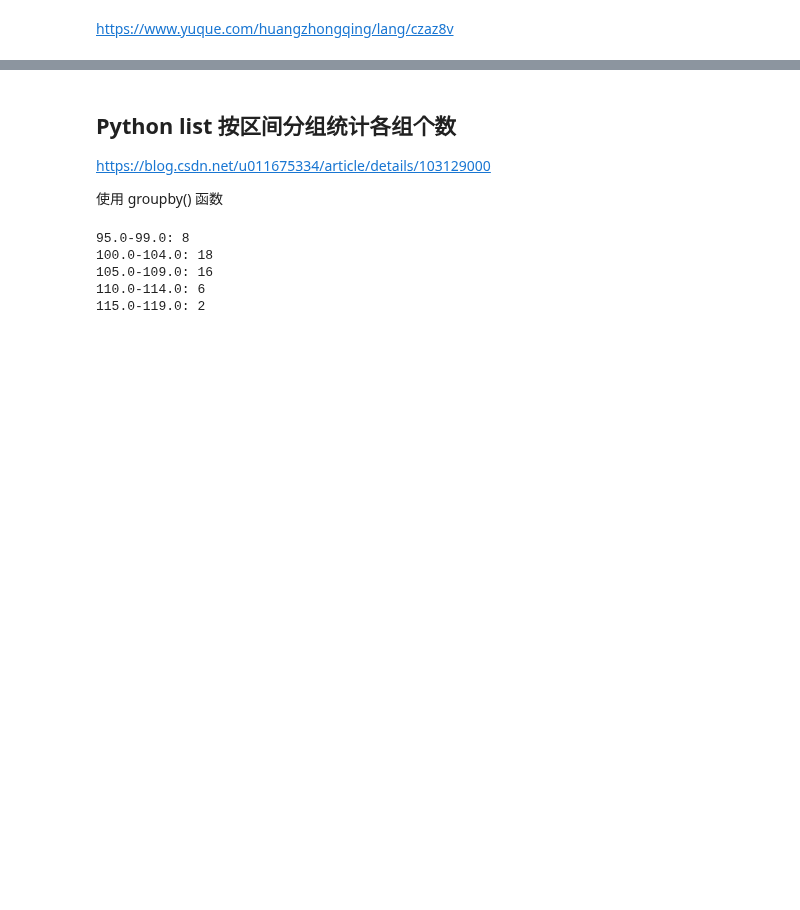
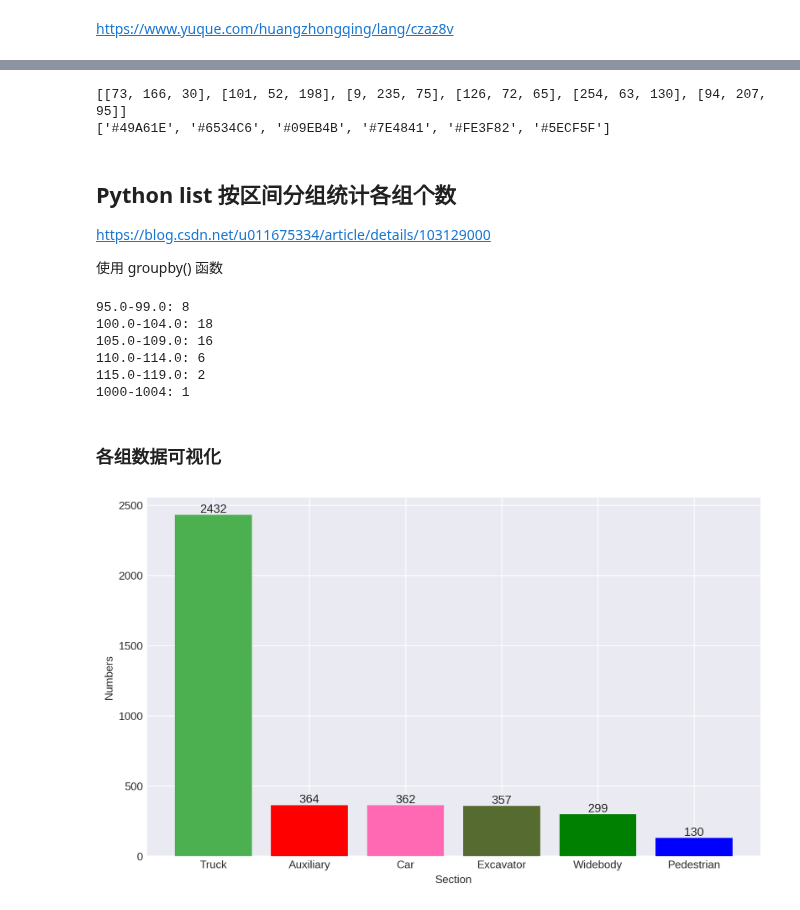
Before and after one commit to HuangCongQing/python-libraries, a Jupyter notebook: 03Matplotlib/应用/00统计数据小功能总结.ipynb, the cells around one changed output, grey strips where cells are left out. Drawn from its saved outputs; the diff is of its cells as text; code cells hidden in the pictures; blank space fills up the shorter version.

```diff
--- a/03Matplotlib/应用/00统计数据小功能总结.ipynb
+++ b/03Matplotlib/应用/00统计数据小功能总结.ipynb
@@ -3,3 +28,29 @@ https://www.yuque.com/huangzhongqing/lang/czaz8v
+# %%
+
+# RGB格式颜色转换为16进制颜色格式
+def RGB_to_Hex(rgb):
+    # RGB = rgb.split(',')   # 将RGB格式划分开来
+    RGB = rgb
+    color = '#'
+    for i in RGB:
+        num = int(i)
+        # 将R、G、B分别转化为16进制拼接转换并大写  hex() 函数用于将10进制整数转换成16进制，以字符串形式表示
+        color += str(hex(num))[-2:].replace('x', '0').upper()
+    # print(color)
+    return color
+
+# a = [73, 166, 30]
+# c_map  从上面函数转化而来
+c_map = c_map
+print(c_map)
+
+color_list = []
+for i in c_map:
+    color_list.append(RGB_to_Hex(i))
+print(color_list)
+# %% [output]
+[[73, 166, 30], [101, 52, 198], [9, 235, 75], [126, 72, 65], [254, 63, 130], [94, 207, 95]]
+['#49A61E', '#6534C6', '#09EB4B', '#7E4841', '#FE3F82', '#5ECF5F']
 # %% [markdown]
 ## Python list 按区间分组统计各组个数
 
@@ -8,14 +59,53 @@ https://blog.csdn.net/u011675334/article/details/103129000
 使用 groupby() 函数
 # %%
 from itertools import groupby
-example_list = [95.0, 95.0, 97.0, 97.0, 97.0, 98.0, 99.0, 99.0, 101.0, 101.0, 101.0, 101.0, 101.0, 102.0, 102.0, 103.0, 103.0, 103.0, 104.0, 104.0, 104.0, 104.0, 104.0, 104.0, 104.0, 104.0, 105.0, 105.0, 105.0, 105.0, 106.0, 107.0, 107.0, 107.0, 107.0, 108.0, 108.0, 108.0, 108.0, 109.0, 109.0, 109.0, 110.0, 111.0, 111.0, 111.0, 112.0, 112.0, 115.0, 117.0]
+example_list = [1000, 95.0, 95.0, 97.0, 97.0, 97.0, 98.0, 99.0, 99.0, 101.0, 101.0, 101.0, 101.0, 101.0, 102.0, 102.0, 103.0, 103.0, 103.0, 104.0, 104.0, 104.0, 104.0, 104.0, 104.0, 104.0, 104.0, 105.0, 105.0, 105.0, 105.0, 106.0, 107.0, 107.0, 107.0, 107.0, 108.0, 108.0, 108.0, 108.0, 109.0, 109.0, 109.0, 110.0, 111.0, 111.0, 111.0, 112.0, 112.0, 115.0, 117.0]
 
+section = []
+nums = []
 # 使用 groupby() 函数
 for k, g in groupby(sorted(example_list), key=lambda x: x//5):
     print('{}-{}: {}'.format(k*5, (k+1)*5-1, len(list(g))))
+    section.append(f'{k*5}-{(k+1)*5-1}')
+    nums.append(len(list(g)))
 # %% [output]
 95.0-99.0: 8
 100.0-104.0: 18
 105.0-109.0: 16
 110.0-114.0: 6
 115.0-119.0: 2
+1000-1004: 1
+# %% [markdown]
+### 各组数据可视化
+# %%
+# 显示数据集分类
+import matplotlib.pyplot as plt
+import numpy as np
+%matplotlib inline
+
+
+# 创建一个点数为 8 x 6 的窗口, 并设置分辨率为 250像素/每英寸
+plt.figure(figsize=(10, 6), dpi=230)
+
+x = np.array(['Truck','Auxiliary','Car','Excavator','Widebody','Pedestrian'])
+y = np.array([2432, 364, 362, 357, 299, 130])
+# x = np.array(section)
+# y = np.array(nums)
+
+plt.bar(x, y,  color = ["#4CAF50","red","hotpink","#556B2F","green","blue"])
+
+#使用text显示数值
+for a,b in zip(x,y):
+ plt.text(a, b+0.05, '%.0f' % b, ha='center', va= 'bottom',fontsize=11)
+
+plt.xlabel("Section")  #设置X轴Y轴名称
+plt.ylabel("Numbers")
+# plt.title("bar chart")
+plt.style.use('seaborn-darkgrid') # 设置画图的风格
+# 保存图片
+fig=plt.gcf()
+# fig.savefig('./mine.jpg')
+
+plt.show()
+# %% [output]
+[figure, added]
```
Also changed, not shown: parts of 4 cells of this notebook.
